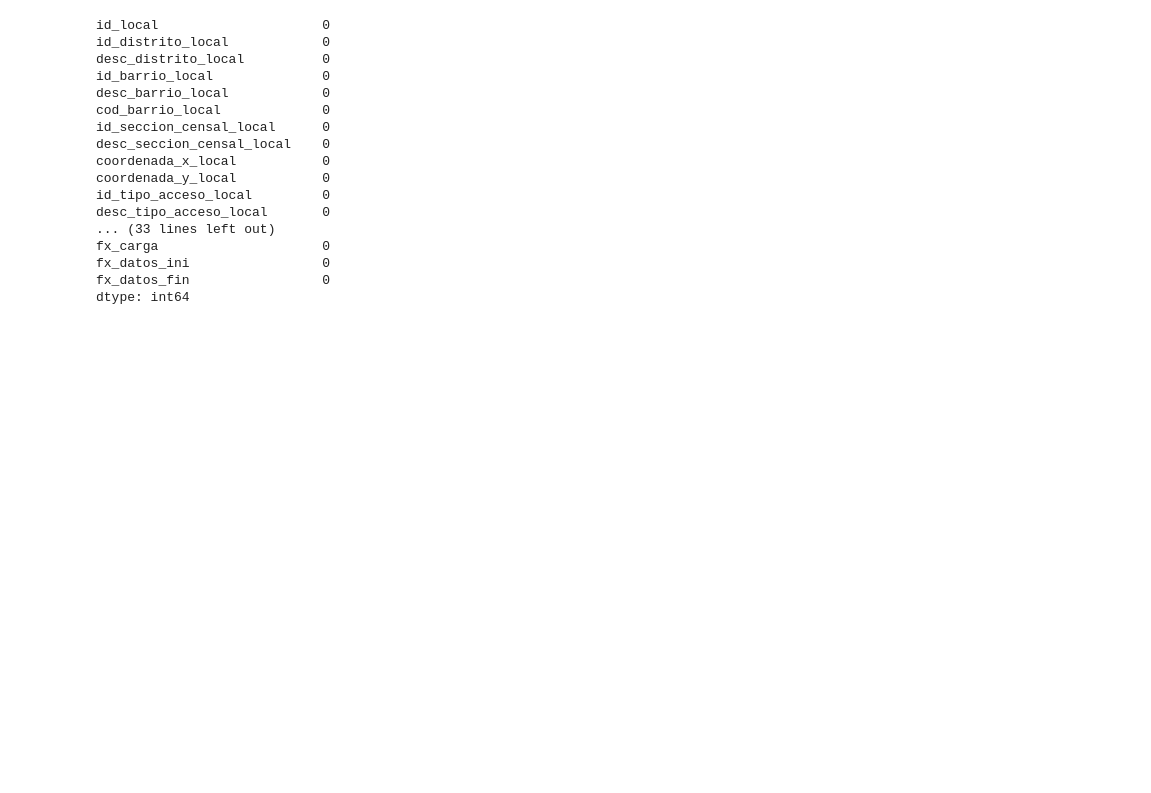
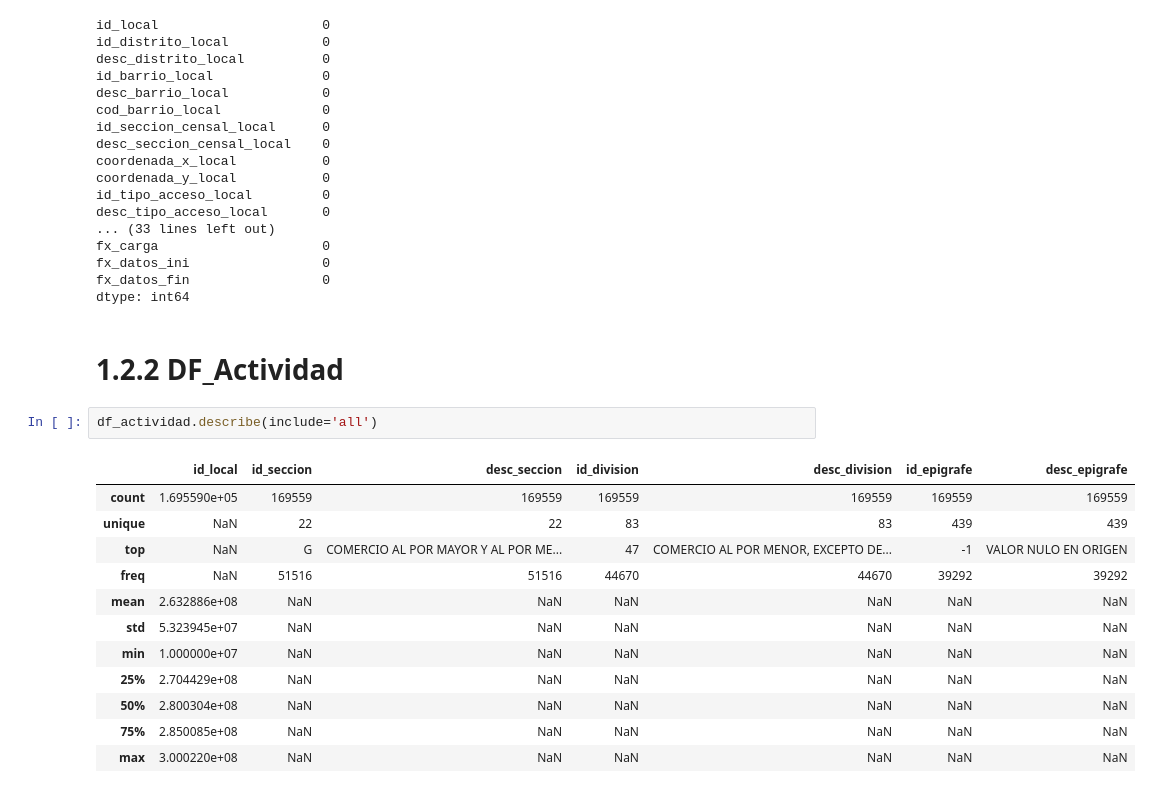
Before and after one commit to DylanGuerraR/NoSQL_Pl_master, a Jupyter notebook: Part1_DataAnalytic_NoSQL.ipynb, the cells around one changed output. Cells and saved outputs as stored; diff of their text form; blank space fills up the shorter version.

```diff
--- a/Part1_DataAnalytic_NoSQL.ipynb
+++ b/Part1_DataAnalytic_NoSQL.ipynb
@@ -309,3 +309,20 @@ fx_carga                     0
 fx_datos_ini                 0
 fx_datos_fin                 0
 dtype: int64
+# %% [markdown]
+# 1.2.2 DF_Actividad
+# %%
+df_actividad.describe(include='all')
+# %% [output]
+|  | id_local | id_seccion | desc_seccion | id_division | desc_division | id_epigrafe | desc_epigrafe |
+| count | 1.695590e+05 | 169559 | 169559 | 169559 | 169559 | 169559 | 169559 |
+| unique | NaN | 22 | 22 | 83 | 83 | 439 | 439 |
+| top | NaN | G | COMERCIO AL POR MAYOR Y AL POR ME... | 47 | COMERCIO AL POR MENOR, EXCEPTO DE... | -1 | VALOR NULO EN ORIGEN |
+| freq | NaN | 51516 | 51516 | 44670 | 44670 | 39292 | 39292 |
+| mean | 2.632886e+08 | NaN | NaN | NaN | NaN | NaN | NaN |
+| std | 5.323945e+07 | NaN | NaN | NaN | NaN | NaN | NaN |
+| min | 1.000000e+07 | NaN | NaN | NaN | NaN | NaN | NaN |
+| 25% | 2.704429e+08 | NaN | NaN | NaN | NaN | NaN | NaN |
+| 50% | 2.800304e+08 | NaN | NaN | NaN | NaN | NaN | NaN |
+| 75% | 2.850085e+08 | NaN | NaN | NaN | NaN | NaN | NaN |
+| max | 3.000220e+08 | NaN | NaN | NaN | NaN | NaN | NaN |
```
Also changed, not shown: parts of 6 cells of this notebook.
